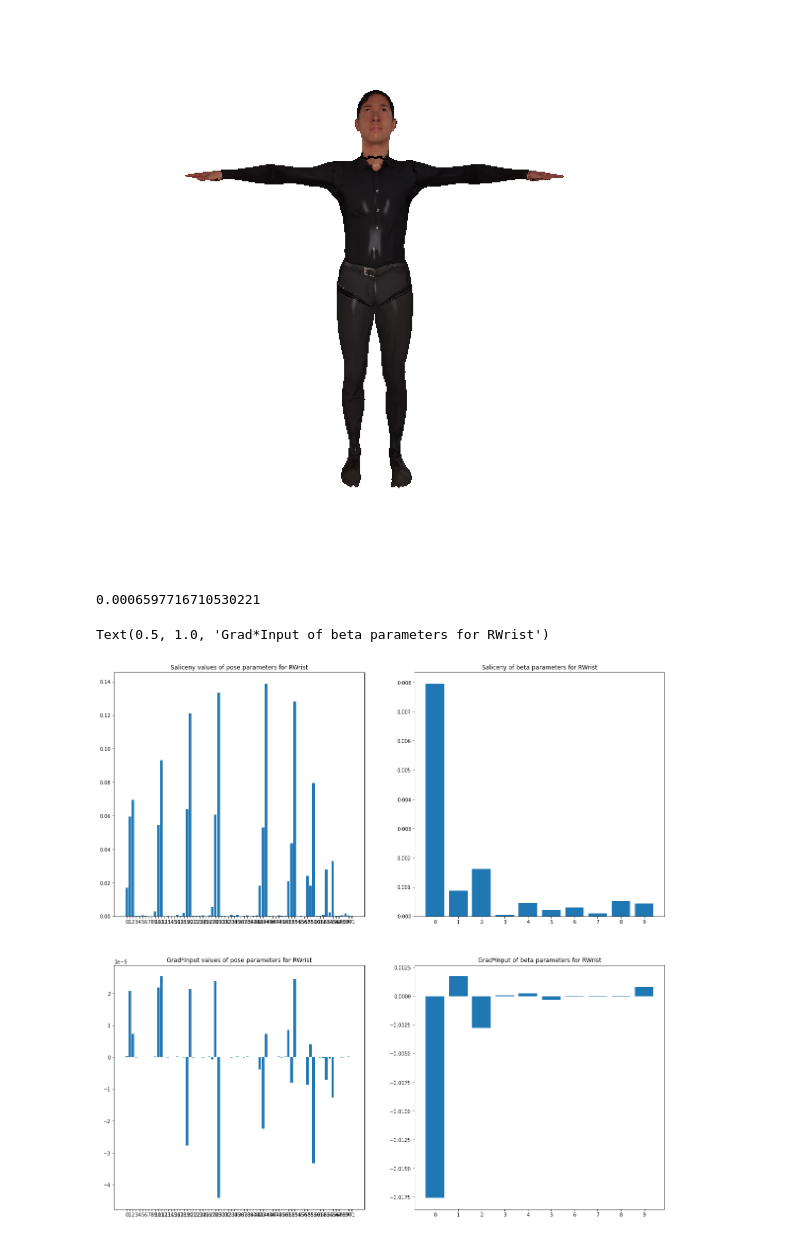
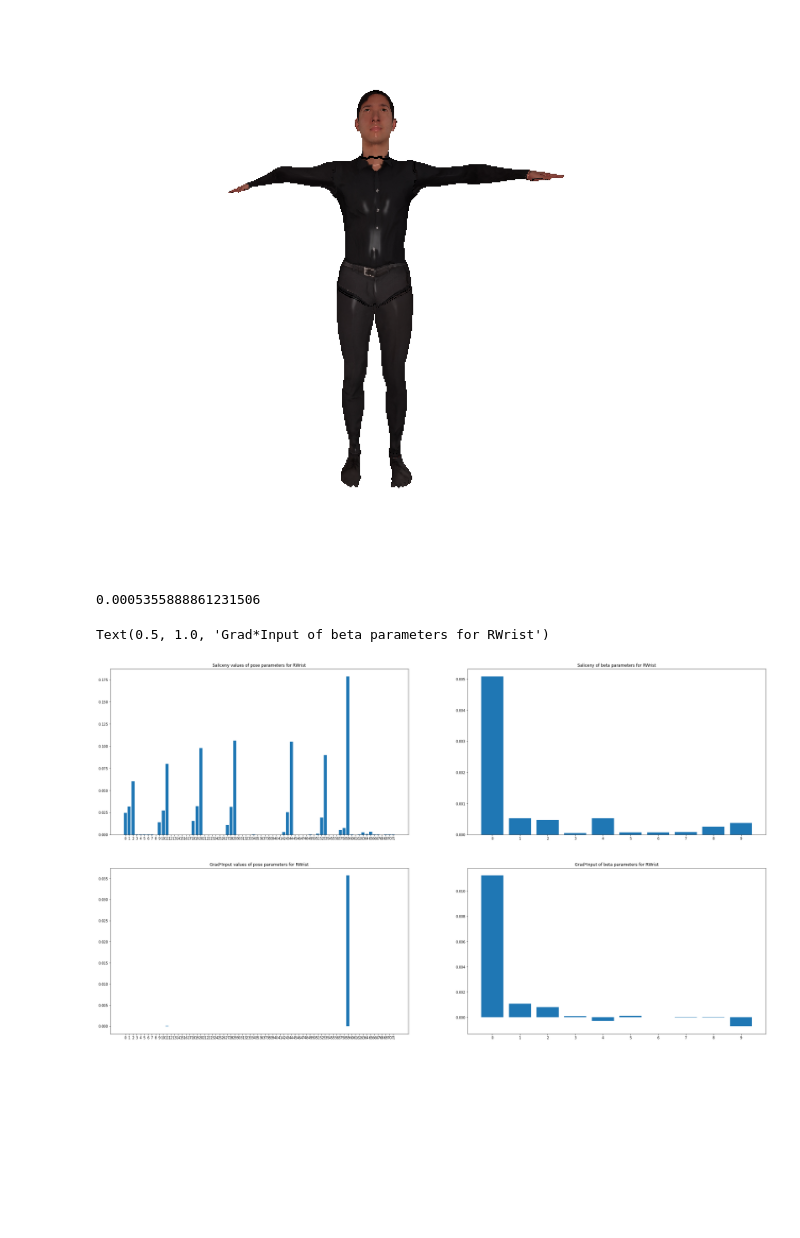
Before and after one commit to alexus37/MasterThesisCode, a Jupyter notebook: experiments/torch3d/09_SMPL_attribution.ipynb, the cells around one changed output. Cells and saved outputs as stored; diff of their text form; code cells hidden in the pictures; blank space fills up the shorter version.

Commit message:
pose match with only slight change and with image loss

```diff
--- a/experiments/torch3d/09_SMPL_attribution.ipynb
+++ b/experiments/torch3d/09_SMPL_attribution.ipynb
@@ -97,6 +97,7 @@ bdata = np.load('../data/AMASS/amass_sample.npz')
 pose_np = (np.random.rand(pose_size) - 0.5) * 0.001
 #pose_np = np.zeros(pose_size)
 #pose_np[3:66] = bdata['poses'][fId:fId+1, 3:66] # DOES NOT WORK
+pose_np[59] = 0.2
 
 pose = torch.from_numpy(pose_np).type(torch.float64).to(device)
 pose.requires_grad = True
@@ -154,7 +155,7 @@ plt.imshow(images[0, ..., :3].detach().cpu().numpy())
 plt.grid("off");
 plt.axis("off");
 # %% [output]
-[figure, old version]
+[figure, new version]
 # %%
 ATTRIBUTION_PART = CocoPart.RWrist
 ATTRIBUTION_INDEX = ATTRIBUTION_PART.value # attribution index
@@ -173,36 +174,36 @@ loss.backward(retain_graph=True)
 grad_pose_np = pose.grad.detach().cpu().numpy()
 grad_beta_np = betas.grad.detach().cpu().numpy()
 
-fig = plt.figure(figsize=(20, 20))
+fig = plt.figure(figsize=(35, 20))
 ax = fig.add_subplot(2, 2, 1)
 x = range(grad_pose_np.shape[0])
 ax.bar(x, np.abs(grad_pose_np))
 plt.xticks(x)
 ax.set_title(f"Saliceny values of pose parameters for {ATTRIBUTION_NAME}")
 
 ax = fig.add_subplot(2, 2, 2)
 x = range(grad_beta_np.shape[0])
 ax.bar(x, np.abs(grad_beta_np))
 plt.xticks(x)
 ax.set_title(f"Saliceny of beta parameters for {ATTRIBUTION_NAME}")
 
 ax = fig.add_subplot(2, 2, 3)
 x = range(grad_pose_np.shape[0])
 y = grad_pose_np * pose.detach().cpu().numpy()
 ax.bar(x, y)
 plt.xticks(x)
 ax.set_title(f"Grad*Input values of pose parameters for {ATTRIBUTION_NAME}")
 
 ax = fig.add_subplot(2, 2, 4)
 x = range(grad_beta_np.shape[0])
 y = grad_beta_np * betas.detach().cpu().numpy()
 ax.bar(x, y)
 plt.xticks(x)
 ax.set_title(f"Grad*Input of beta parameters for {ATTRIBUTION_NAME}")
 # %% [output]
-0.0006597716710530221
+0.0005355888861231506
 Text(0.5, 1.0, 'Grad*Input of beta parameters for RWrist')
-[figure, old version]
+[figure, new version]
 # %%
 canvas_orig, *_ = get_body_image_from_mesh(mesh, body_estimation, renderer)
 # %%
```
Also changed, not shown: parts of 1 cell of this notebook, 4 other files.
